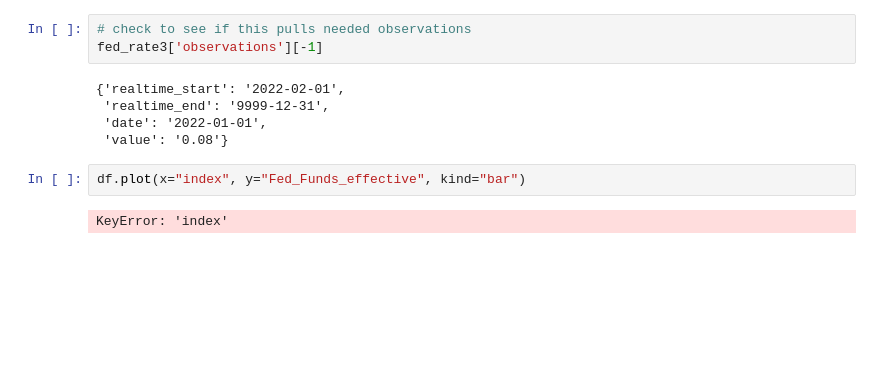
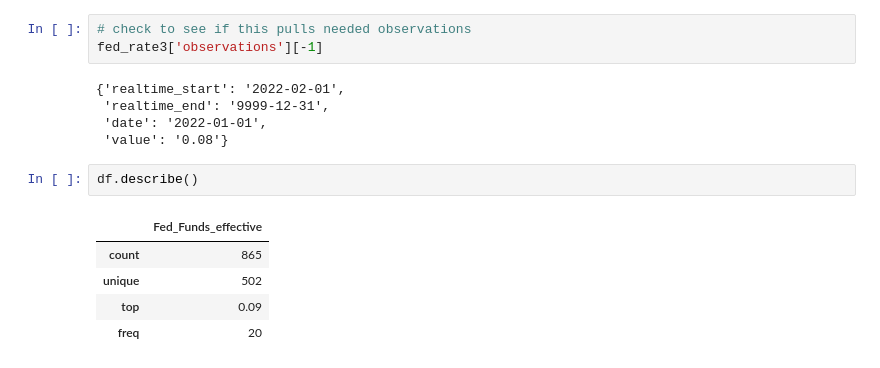
Before and after one commit to albertopuentes/small-side-projects, a Jupyter notebook: Fed_vs_Equities.ipynb, the cells around one changed output. Drawn from its saved outputs; the diff is of its cells as text; blank space fills up the shorter version.

```diff
--- a/Fed_vs_Equities.ipynb
+++ b/Fed_vs_Equities.ipynb
@@ -219,7 +221,11 @@ fed_rate3['observations'][-1]
  'realtime_end': '9999-12-31',
  'date': '2022-01-01',
  'value': '0.08'}
-# %%
-df.plot(x="index", y="Fed_Funds_effective", kind="bar")
-# %% [output]
-KeyError: 'index'
+# %%
+df.describe()
+# %% [output]
+|  | Fed_Funds_effective |
+| count | 865 |
+| unique | 502 |
+| top | 0.09 |
+| freq | 20 |
```
Also changed, not shown: parts of 7 cells of this notebook.
